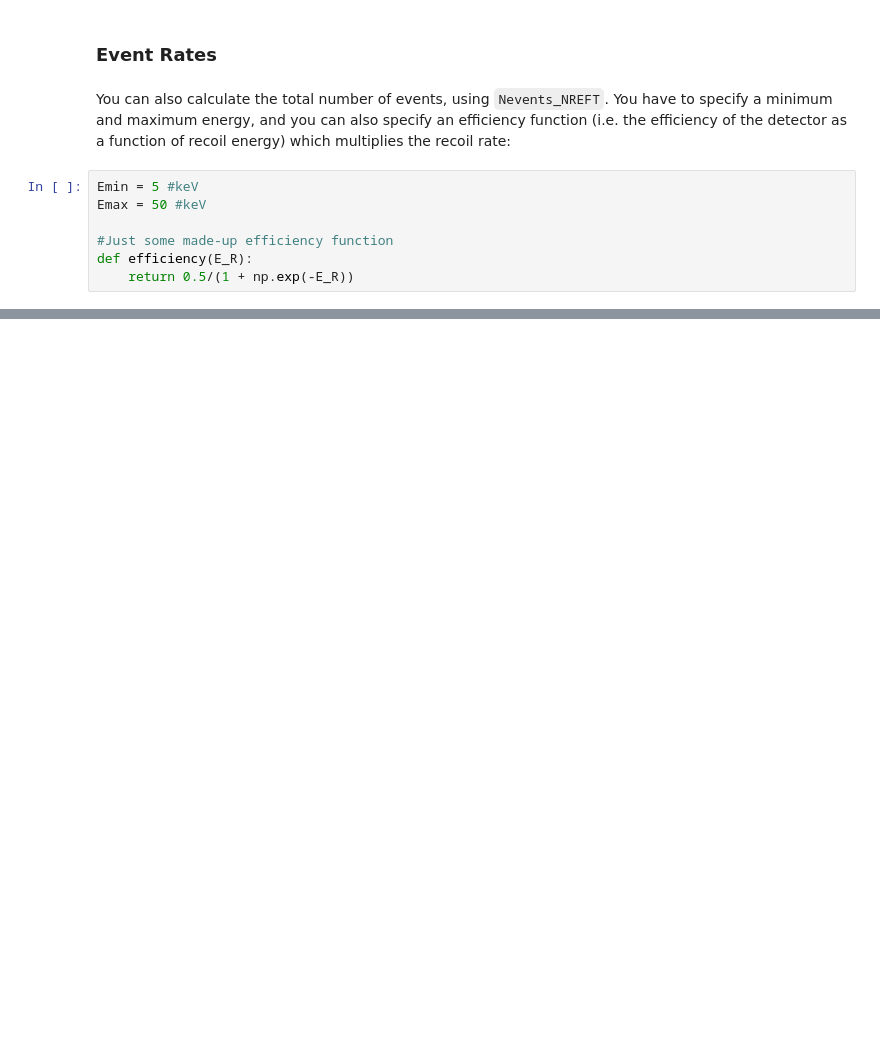
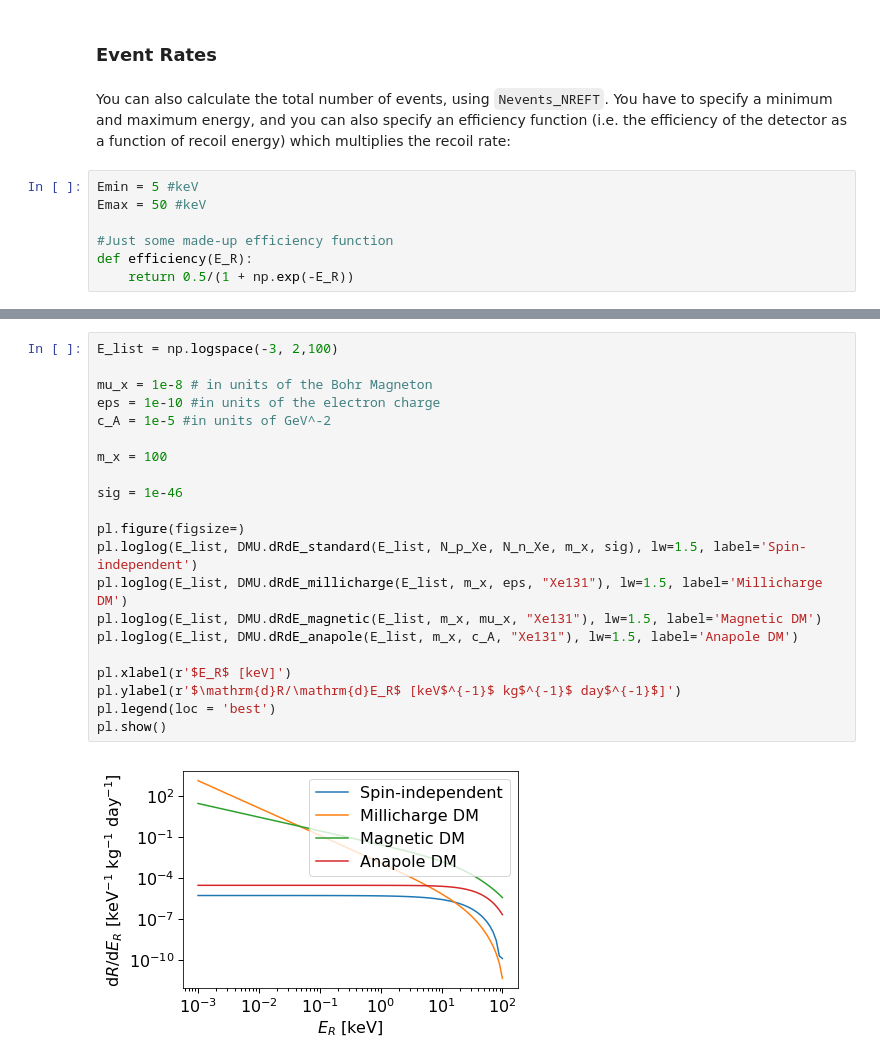
Before and after one commit to bradkav/WIMpy_NREFT, a Jupyter notebook: NREFT_example.ipynb, the cells around one changed output, grey strips where cells are left out. Drawn from its saved outputs; the diff is of its cells as text; blank space fills up the shorter version.

Commit message:
Added Magnetic dipole and anapole Dark Matter

```diff
--- a/NREFT_example.ipynb
+++ b/NREFT_example.ipynb
@@ -174,0 +187,23 @@ Number of signal events per day per kg of target mass:
+# %%
+E_list = np.logspace(-3, 2,100)
+
+mu_x = 1e-8 # in units of the Bohr Magneton
+eps = 1e-10 #in units of the electron charge
+c_A = 1e-5 #in units of GeV^-2
+
+m_x = 100
+
+sig = 1e-46
+
+pl.figure(figsize=)
+pl.loglog(E_list, DMU.dRdE_standard(E_list, N_p_Xe, N_n_Xe, m_x, sig), lw=1.5, label='Spin-independent')
+pl.loglog(E_list, DMU.dRdE_millicharge(E_list, m_x, eps, "Xe131"), lw=1.5, label='Millicharge DM')
+pl.loglog(E_list, DMU.dRdE_magnetic(E_list, m_x, mu_x, "Xe131"), lw=1.5, label='Magnetic DM')
+pl.loglog(E_list, DMU.dRdE_anapole(E_list, m_x, c_A, "Xe131"), lw=1.5, label='Anapole DM')
+
+pl.xlabel(r'$E_R$ [keV]')
+pl.ylabel(r'$\mathrm{d}R/\mathrm{d}E_R$ [keV$^{-1}$ kg$^{-1}$ day$^{-1}$]')
+pl.legend(loc = 'best')
+pl.show()
+# %% [output]
+[figure, added]
```
Also changed, not shown: parts of 7 cells of this notebook, 13 other files.
